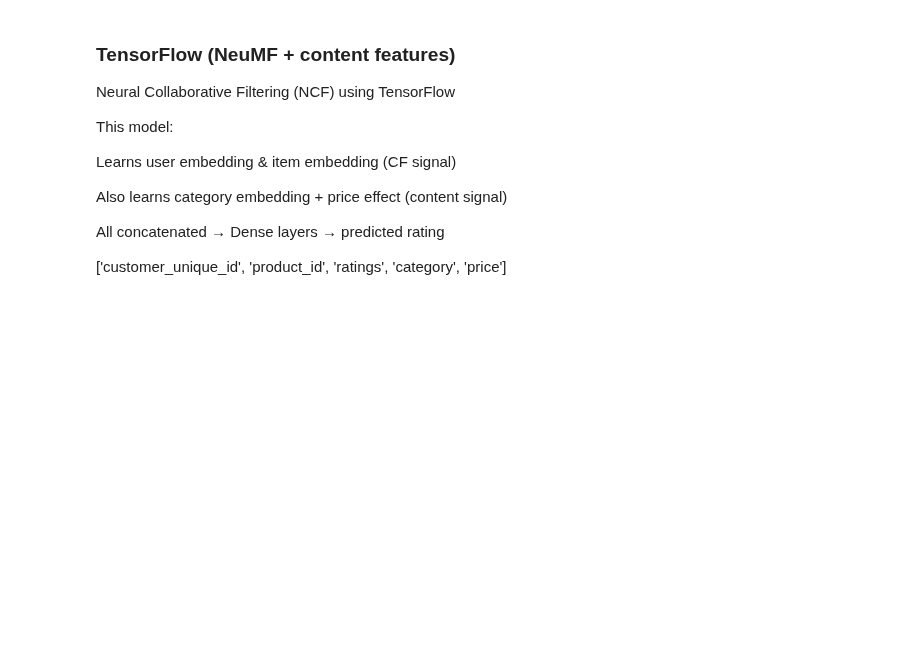
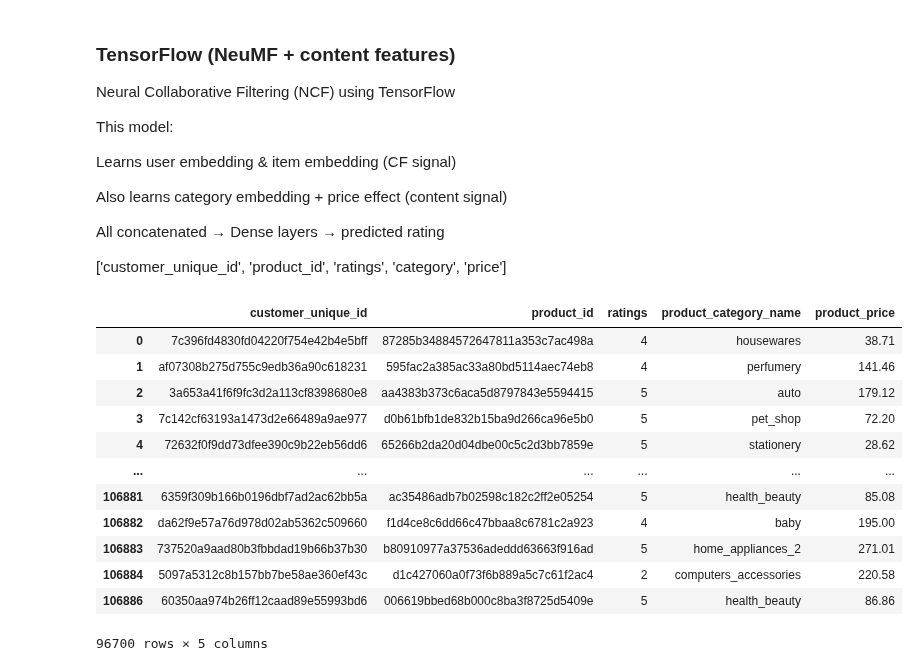
Before and after one commit to Daviedavie100/ML_MachineLearning, a Jupyter notebook: MCSC1101_IntroDataScience/ecommerce.ipynb, the cells around one changed output. Drawn from its saved outputs; the diff is of its cells as text; code cells hidden in the pictures; blank space fills up the shorter version.

```diff
--- a/MCSC1101_IntroDataScience/ecommerce.ipynb
+++ b/MCSC1101_IntroDataScience/ecommerce.ipynb
@@ -1172,0 +1202,17 @@ All concatenated → Dense layers → predicted rating
+# %%
+neuCF_data=brazilian_ecommerce_clean.iloc[:,:-1]
+neuCF_data
+# %% [output]
+|  | customer_unique_id | product_id | ratings | product_category_name | product_price |
+| 0 | 7c396fd4830fd04220f754e42b4e5bff | 87285b34884572647811a353c7ac498a | 4 | housewares | 38.71 |
+| 1 | af07308b275d755c9edb36a90c618231 | 595fac2a385ac33a80bd5114aec74eb8 | 4 | perfumery | 141.46 |
+| 2 | 3a653a41f6f9fc3d2a113cf8398680e8 | aa4383b373c6aca5d8797843e5594415 | 5 | auto | 179.12 |
+| 3 | 7c142cf63193a1473d2e66489a9ae977 | d0b61bfb1de832b15ba9d266ca96e5b0 | 5 | pet_shop | 72.20 |
+| 4 | 72632f0f9dd73dfee390c9b22eb56dd6 | 65266b2da20d04dbe00c5c2d3bb7859e | 5 | stationery | 28.62 |
+| ... | ... | ... | ... | ... | ... |
+| 106881 | 6359f309b166b0196dbf7ad2ac62bb5a | ac35486adb7b02598c182c2ff2e05254 | 5 | health_beauty | 85.08 |
+| 106882 | da62f9e57a76d978d02ab5362c509660 | f1d4ce8c6dd66c47bbaa8c6781c2a923 | 4 | baby | 195.00 |
+| 106883 | 737520a9aad80b3fbbdad19b66b37b30 | b80910977a37536adeddd63663f916ad | 5 | home_appliances_2 | 271.01 |
+| 106884 | 5097a5312c8b157bb7be58ae360ef43c | d1c427060a0f73f6b889a5c7c61f2ac4 | 2 | computers_accessories | 220.58 |
+| 106886 | 60350aa974b26ff12caad89e55993bd6 | 006619bbed68b000c8ba3f8725d5409e | 5 | health_beauty | 86.86 |
+96700 rows × 5 columns
```
Also changed, not shown: parts of 20 cells of this notebook.
